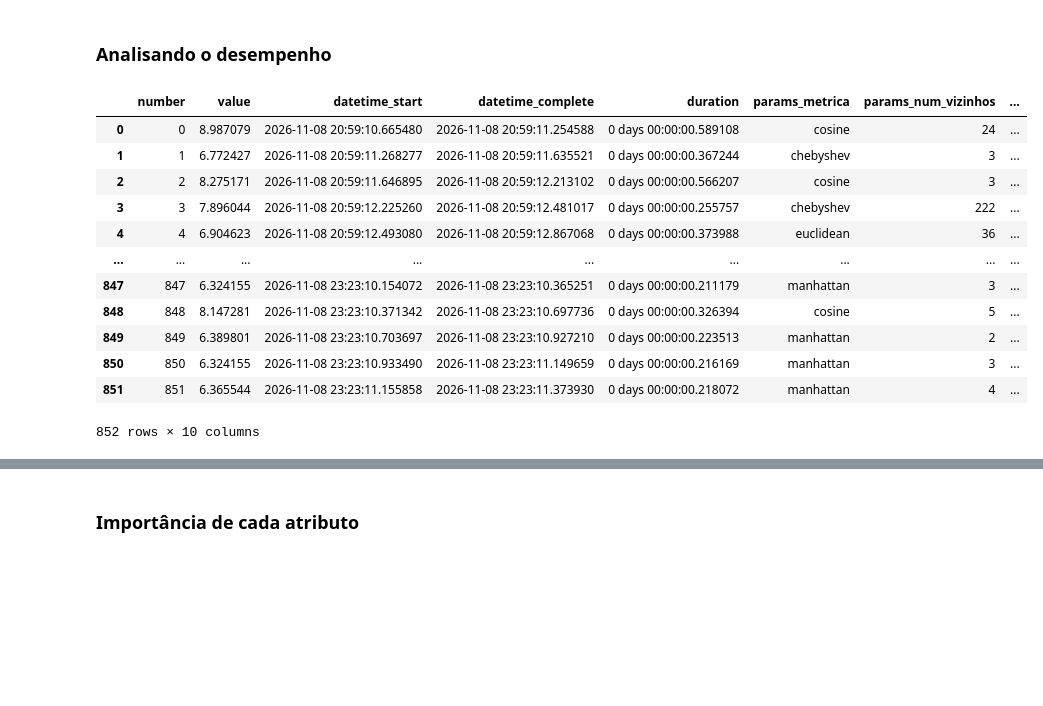
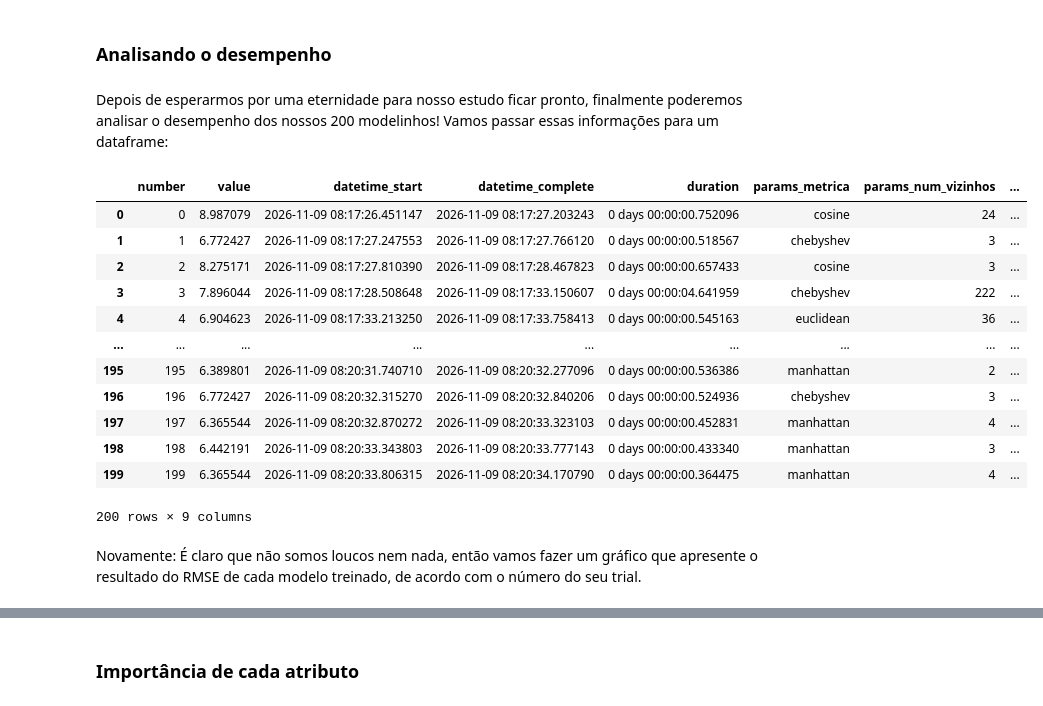
Before and after one commit to helocano/tiamat, a Jupyter notebook: MainTiamat_HeloisaCano.ipynb, the cells around one changed output, grey strips where cells are left out. Drawn from its saved outputs; the diff is of its cells as text; code cells hidden in the pictures; blank space fills up the shorter version.

```diff
--- a/MainTiamat_HeloisaCano.ipynb
+++ b/MainTiamat_HeloisaCano.ipynb
@@ -1390,23 +1444,27 @@ KeyboardInterrupt:
 # %% [markdown]
 ### Analisando o desempenho
+# %% [markdown]
+Depois de esperarmos por uma eternidade para nosso estudo ficar pronto, finalmente poderemos analisar o desempenho dos nossos 200 modelinhos! Vamos passar essas informações para um dataframe:
 # %%
-df = objeto_de_estudo.trials_dataframe()
+df_knn = objeto_de_estudo.trials_dataframe()
 
-df
+df_knn
 # %% [output]
 |  | number | value | datetime_start | datetime_complete | duration | params_metrica | params_num_vizinhos | ... |
-| 0 | 0 | 8.987079 | 2026-11-08 20:59:10.665480 | 2026-11-08 20:59:11.254588 | 0 days 00:00:00.589108 | cosine | 24 | ... |
-| 1 | 1 | 6.772427 | 2026-11-08 20:59:11.268277 | 2026-11-08 20:59:11.635521 | 0 days 00:00:00.367244 | chebyshev | 3 | ... |
-| 2 | 2 | 8.275171 | 2026-11-08 20:59:11.646895 | 2026-11-08 20:59:12.213102 | 0 days 00:00:00.566207 | cosine | 3 | ... |
-| 3 | 3 | 7.896044 | 2026-11-08 20:59:12.225260 | 2026-11-08 20:59:12.481017 | 0 days 00:00:00.255757 | chebyshev | 222 | ... |
-| 4 | 4 | 6.904623 | 2026-11-08 20:59:12.493080 | 2026-11-08 20:59:12.867068 | 0 days 00:00:00.373988 | euclidean | 36 | ... |
+| 0 | 0 | 8.987079 | 2026-11-09 08:17:26.451147 | 2026-11-09 08:17:27.203243 | 0 days 00:00:00.752096 | cosine | 24 | ... |
+| 1 | 1 | 6.772427 | 2026-11-09 08:17:27.247553 | 2026-11-09 08:17:27.766120 | 0 days 00:00:00.518567 | chebyshev | 3 | ... |
+| 2 | 2 | 8.275171 | 2026-11-09 08:17:27.810390 | 2026-11-09 08:17:28.467823 | 0 days 00:00:00.657433 | cosine | 3 | ... |
+| 3 | 3 | 7.896044 | 2026-11-09 08:17:28.508648 | 2026-11-09 08:17:33.150607 | 0 days 00:00:04.641959 | chebyshev | 222 | ... |
+| 4 | 4 | 6.904623 | 2026-11-09 08:17:33.213250 | 2026-11-09 08:17:33.758413 | 0 days 00:00:00.545163 | euclidean | 36 | ... |
 | ... | ... | ... | ... | ... | ... | ... | ... | ... |
-| 847 | 847 | 6.324155 | 2026-11-08 23:23:10.154072 | 2026-11-08 23:23:10.365251 | 0 days 00:00:00.211179 | manhattan | 3 | ... |
-| 848 | 848 | 8.147281 | 2026-11-08 23:23:10.371342 | 2026-11-08 23:23:10.697736 | 0 days 00:00:00.326394 | cosine | 5 | ... |
-| 849 | 849 | 6.389801 | 2026-11-08 23:23:10.703697 | 2026-11-08 23:23:10.927210 | 0 days 00:00:00.223513 | manhattan | 2 | ... |
-| 850 | 850 | 6.324155 | 2026-11-08 23:23:10.933490 | 2026-11-08 23:23:11.149659 | 0 days 00:00:00.216169 | manhattan | 3 | ... |
-| 851 | 851 | 6.365544 | 2026-11-08 23:23:11.155858 | 2026-11-08 23:23:11.373930 | 0 days 00:00:00.218072 | manhattan | 4 | ... |
+| 195 | 195 | 6.389801 | 2026-11-09 08:20:31.740710 | 2026-11-09 08:20:32.277096 | 0 days 00:00:00.536386 | manhattan | 2 | ... |
+| 196 | 196 | 6.772427 | 2026-11-09 08:20:32.315270 | 2026-11-09 08:20:32.840206 | 0 days 00:00:00.524936 | chebyshev | 3 | ... |
+| 197 | 197 | 6.365544 | 2026-11-09 08:20:32.870272 | 2026-11-09 08:20:33.323103 | 0 days 00:00:00.452831 | manhattan | 4 | ... |
+| 198 | 198 | 6.442191 | 2026-11-09 08:20:33.343803 | 2026-11-09 08:20:33.777143 | 0 days 00:00:00.433340 | manhattan | 3 | ... |
+| 199 | 199 | 6.365544 | 2026-11-09 08:20:33.806315 | 2026-11-09 08:20:34.170790 | 0 days 00:00:00.364475 | manhattan | 4 | ... |
-852 rows × 10 columns
+200 rows × 9 columns
+# %% [markdown]
+Novamente: É claro que não somos loucos nem nada, então vamos fazer um gráfico que apresente o resultado do RMSE de cada modelo treinado, de acordo com o número do seu trial.
 # %%
 df_trial_knn = objeto_de_estudo.trials_dataframe()
 rmse_values = df_trial_knn['value']
```
Also changed, not shown: parts of 43 cells of this notebook.
